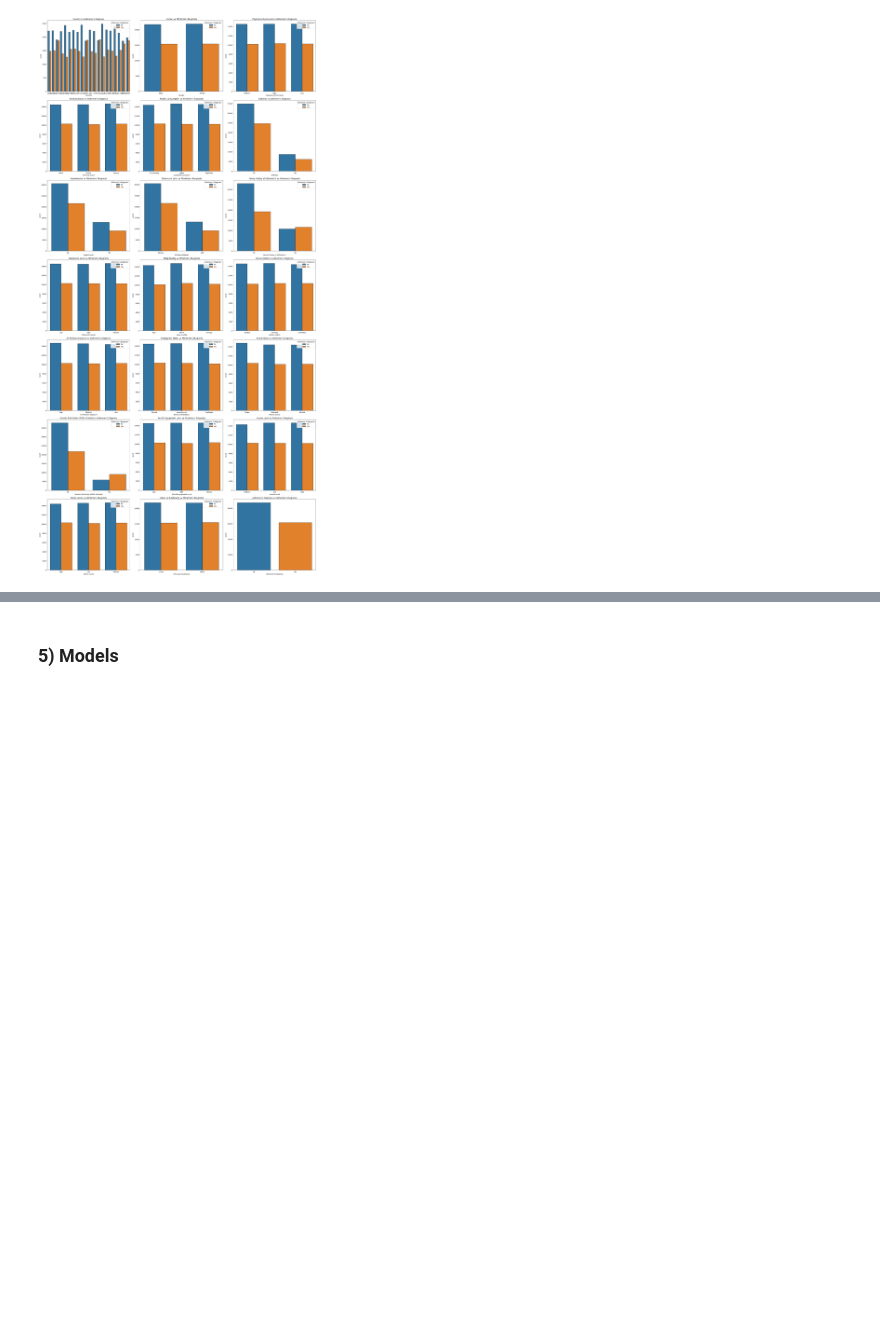
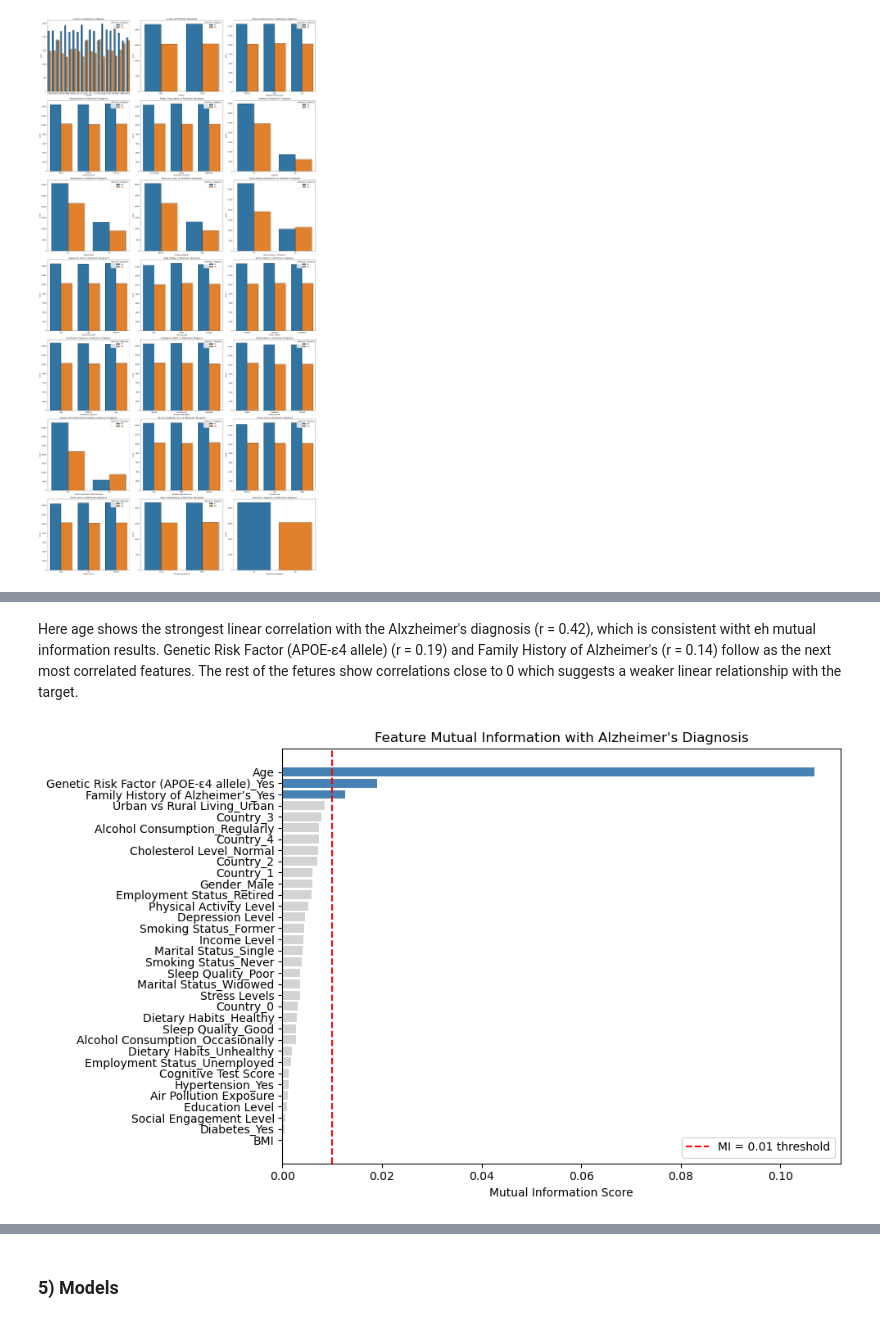
Before and after one commit to Zander-Rothering/Chem277a_Project_II, a Jupyter notebook: Project_II.ipynb, the cells around one changed output, grey strips where cells are left out. Saved outputs shown, nothing was run; the diff lists cells and outputs as text; code cells hidden in the pictures; blank space fills up the shorter version.

```diff
--- a/Project_II.ipynb
+++ b/Project_II.ipynb
@@ -350,0 +304,26 @@ for col in numeric_features:
+# %% [markdown]
+Here age shows the strongest linear correlation with the Alxzheimer's diagnosis (r = 0.42), which is consistent witht eh mutual information results. Genetic Risk Factor (APOE-ε4 allele) (r = 0.19) and Family History of Alzheimer's (r = 0.14) follow as the next most correlated features. The rest of the fetures show correlations close to 0 which suggests a weaker linear relationship with the target.
+# %%
+from sklearn.feature_selection import mutual_info_classif
+
+# Make a clean X and y
+X_mi = df_alz_encoded.copy()
+y_mi = alz_target.map({"No": 0, "Yes": 1})
+
+# Mutual information
+mi = mutual_info_classif(X_mi, y_mi, random_state=42)
+mi_series = pd.Series(mi, index=X_mi.columns).sort_values(ascending=False)
+
+#viewing as a bar chart
+plt.figure(figsize=(10, 6))
+mi_series_plot = mi_series[mi_series.index != "Alzheimer's Diagnosis"]
+colors = ['steelblue' if v >= 0.01 else 'lightgray' for v in mi_series_plot]
+plt.barh(mi_series_plot.index[::-1], mi_series_plot.values[::-1], color=colors[::-1])
+plt.axvline(x=0.01, color='red', linestyle='--', label='MI = 0.01 threshold')
+plt.xlabel('Mutual Information Score')
+plt.title('Feature Mutual Information with Alzheimer\'s Diagnosis')
+plt.legend()
+plt.tight_layout()
+plt.show()
+# %% [output]
+[figure, added]
```
Also changed, not shown: parts of 22 cells of this notebook.
